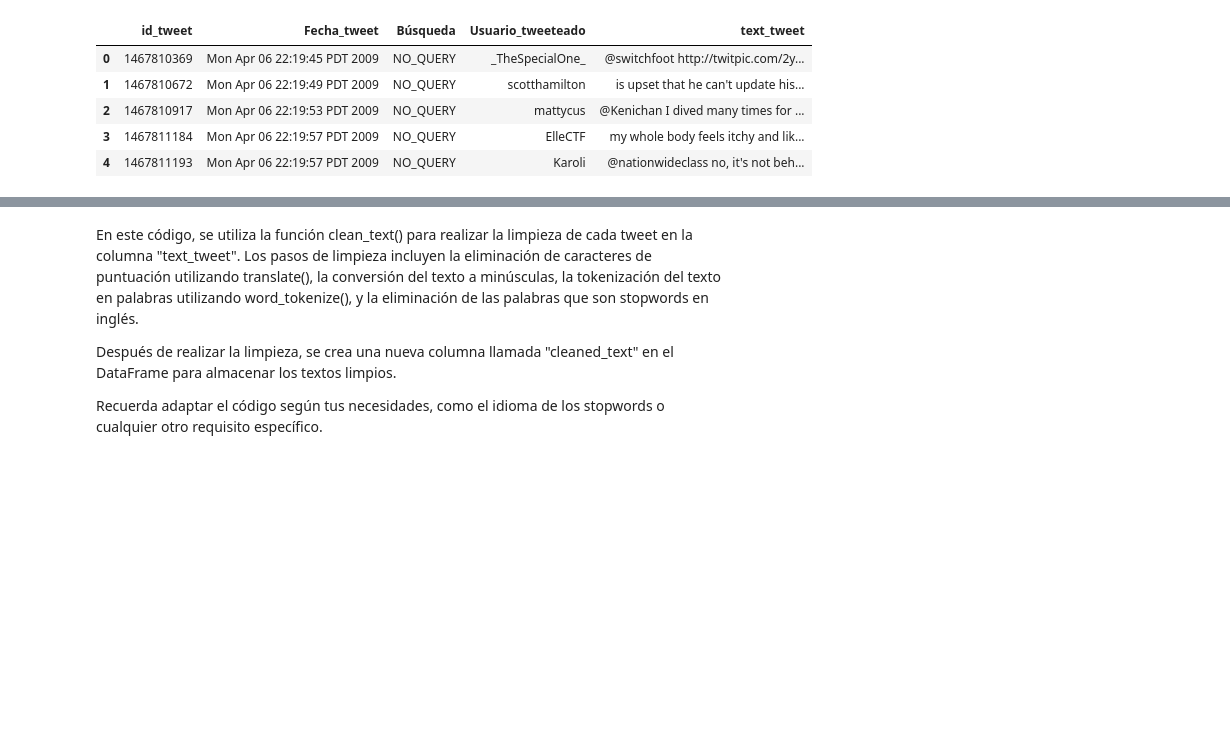
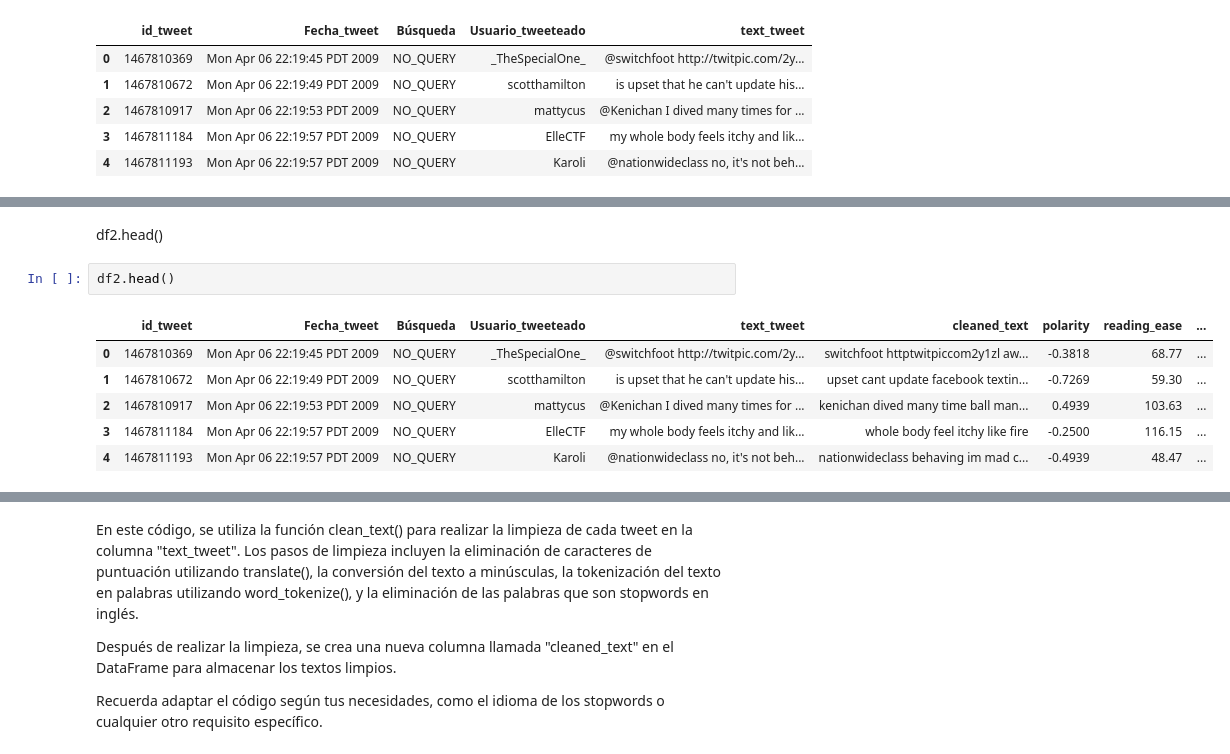
Before and after one commit to sebasfire3/Twitter, a Jupyter notebook: src/sebas_test2.ipynb, the cells around one changed output, grey strips where cells are left out. Saved outputs shown, nothing was run; the diff lists cells and outputs as text; blank space fills up the shorter version.

```diff
--- a/src/sebas_test2.ipynb
+++ b/src/sebas_test2.ipynb
@@ -40,0 +138,11 @@ df=tweets
+# %% [markdown]
+df2.head()
+# %%
+df2.head()
+# %% [output]
+|  | id_tweet | Fecha_tweet | Búsqueda | Usuario_tweeteado | text_tweet | cleaned_text | polarity | reading_ease | ... |
+| 0 | 1467810369 | Mon Apr 06 22:19:45 PDT 2009 | NO_QUERY | _TheSpecialOne_ | @switchfoot http://twitpic.com/2y... | switchfoot httptwitpiccom2y1zl aw... | -0.3818 | 68.77 | ... |
+| 1 | 1467810672 | Mon Apr 06 22:19:49 PDT 2009 | NO_QUERY | scotthamilton | is upset that he can't update his... | upset cant update facebook textin... | -0.7269 | 59.30 | ... |
+| 2 | 1467810917 | Mon Apr 06 22:19:53 PDT 2009 | NO_QUERY | mattycus | @Kenichan I dived many times for ... | kenichan dived many time ball man... | 0.4939 | 103.63 | ... |
+| 3 | 1467811184 | Mon Apr 06 22:19:57 PDT 2009 | NO_QUERY | ElleCTF | my whole body feels itchy and lik... | whole body feel itchy like fire | -0.2500 | 116.15 | ... |
+| 4 | 1467811193 | Mon Apr 06 22:19:57 PDT 2009 | NO_QUERY | Karoli | @nationwideclass no, it's not beh... | nationwideclass behaving im mad c... | -0.4939 | 48.47 | ... |
```
Also changed, not shown: parts of 16 cells of this notebook.
